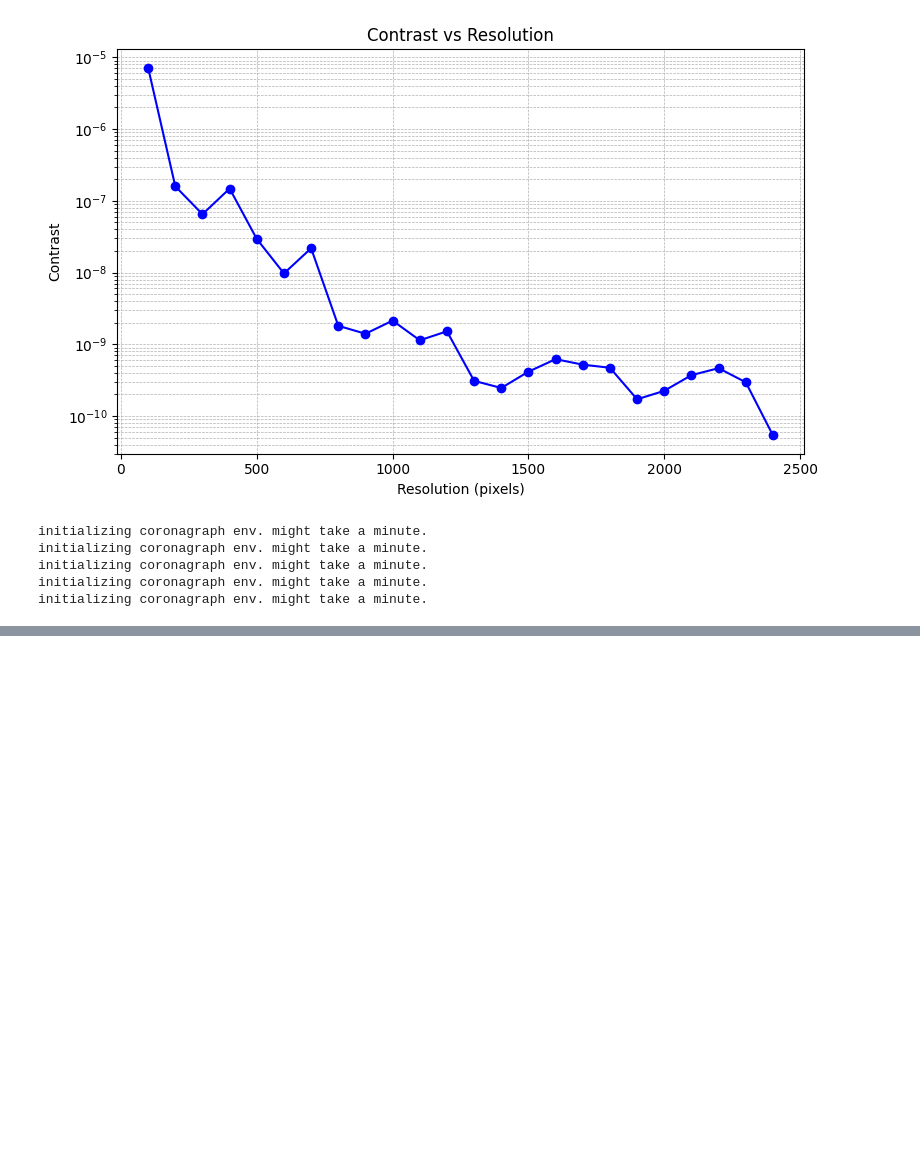
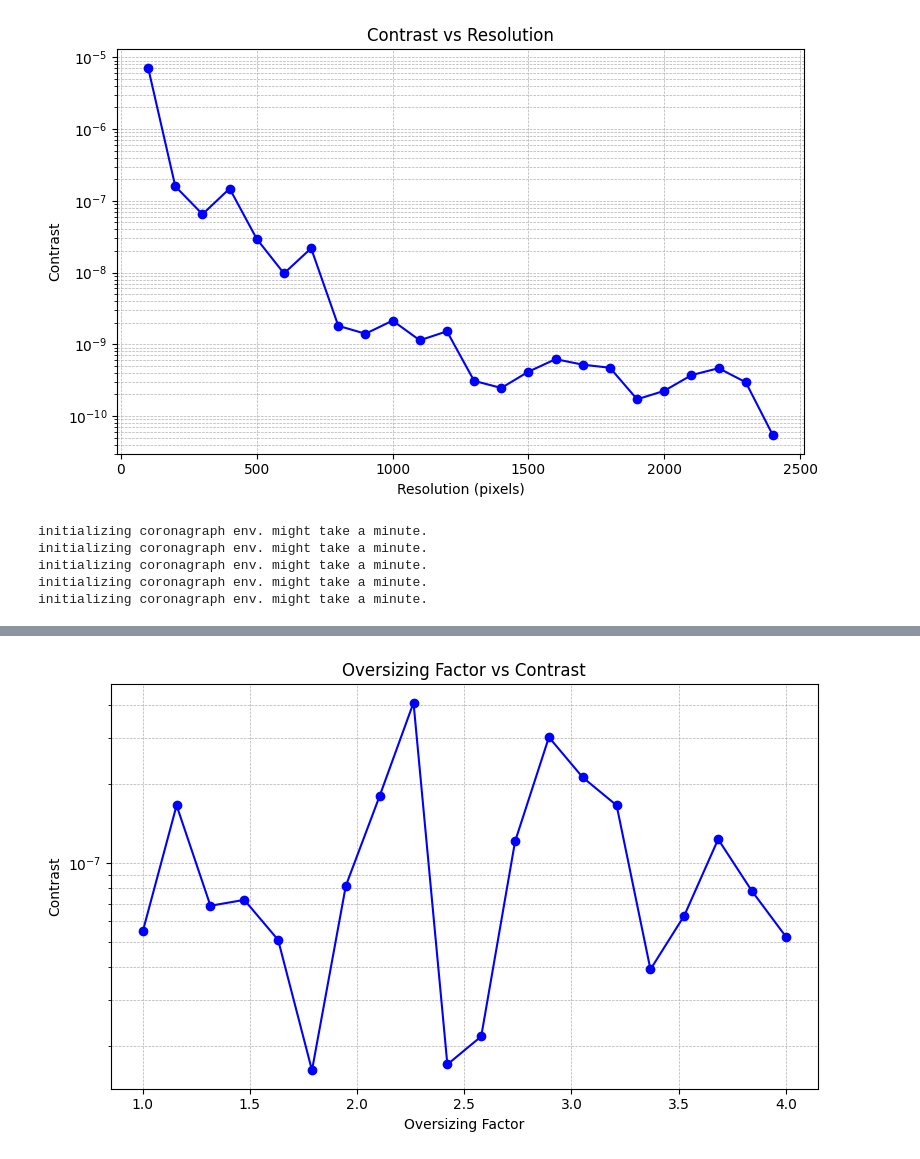
Before and after one commit to AlexeiKorolev/NASA-RL-Wavefront-Control, a Jupyter notebook: RL/coronagraph_properties.ipynb, the cells around one changed output, grey strips where cells are left out. Drawn from its saved outputs; the diff is of its cells as text; code cells hidden in the pictures; blank space fills up the shorter version.

```diff
--- a/RL/coronagraph_properties.ipynb
+++ b/RL/coronagraph_properties.ipynb
@@ -95,0 +96,8 @@ plt.show()
+# %%
+oversizing_factors = np.linspace(1, 4, 20)
+contrasts = []
+repetitions = 10
+
+for factor in oversizing_factors:
+    e = CoronagraphEnvironment(num_modes=1, pixels=500, oversizing_factor=factor, num_airy=7, coronagraph_charge=6)
+    contrasts.append(e.get_contrast(delta_t=1e15))
@@ -95,0 +125,12 @@ plt.show()
+# %%
+plt.figure(figsize=(8, 5))
+plt.ylabel('Contrast')
+plt.plot(oversizing_factors, contrasts, marker='o', linestyle='-', color='b')
+plt.xlabel('Oversizing Factor')
+plt.title('Oversizing Factor vs Contrast')
+plt.grid(True, which='both', linestyle='--', linewidth=0.5)
+plt.yscale('log')
+plt.tight_layout()
+plt.show()
+# %% [output]
+[figure, added]
```
Also changed, not shown: parts of 10 cells of this notebook, 5 other files.
